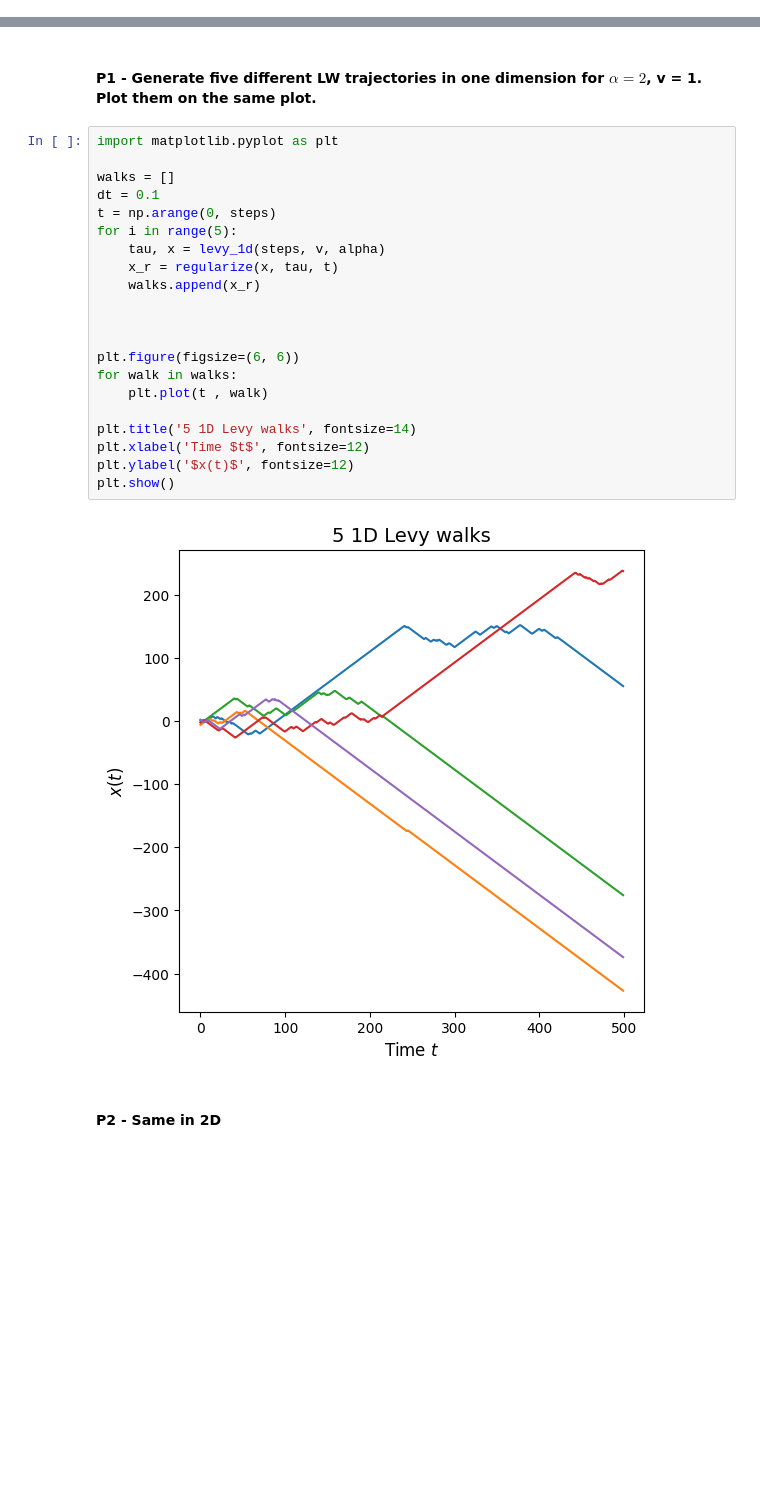
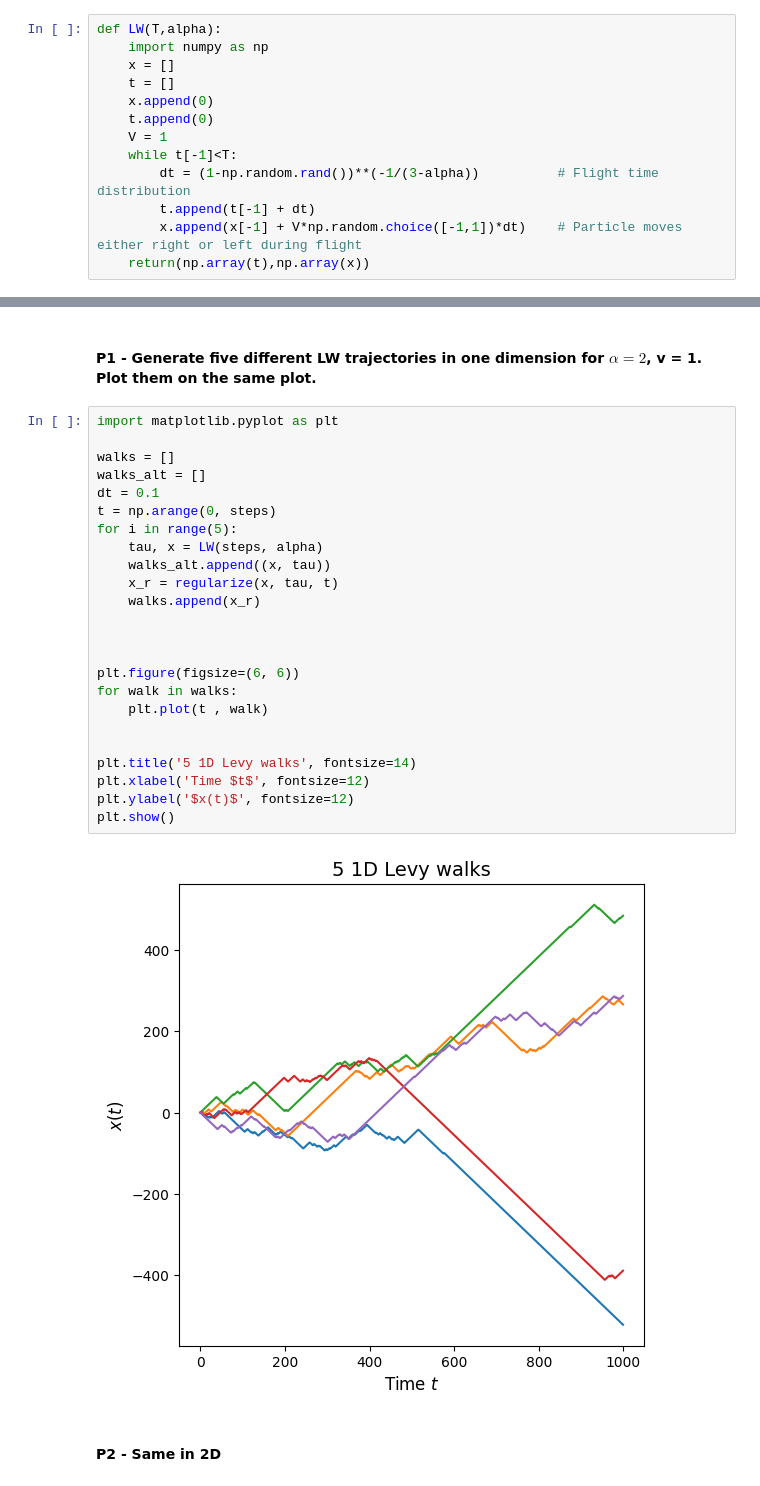
Before and after one commit to Wessias/SOCS, a Jupyter notebook: HW2/homework2.ipynb, the cells around one changed output, grey strips where cells are left out. Cells and saved outputs as stored; diff of their text form; blank space fills up the shorter version.

```diff
--- a/HW2/homework2.ipynb
+++ b/HW2/homework2.ipynb
@@ -204,6 +204,19 @@ def levy_1d(steps, v, alpha):
 
 
     return t, x
+# %%
+def LW(T,alpha):
+    import numpy as np
+    x = []
+    t = []
+    x.append(0)
+    t.append(0)
+    V = 1
+    while t[-1]<T:
+        dt = (1-np.random.rand())**(-1/(3-alpha))          # Flight time distribution
+        t.append(t[-1] + dt)
+        x.append(x[-1] + V*np.random.choice([-1,1])*dt)    # Particle moves either right or left during flight
+    return(np.array(t),np.array(x))
 # %%
 
 def levy_2d(steps, v, alpha):
@@ -258,26 +271,29 @@ def regularize(x_nu, t_nu, t):
 # %%
 import matplotlib.pyplot as plt
 
 walks = []
+walks_alt = []
 dt = 0.1
 t = np.arange(0, steps)
 for i in range(5):
-    tau, x = levy_1d(steps, v, alpha)
+    tau, x = LW(steps, alpha)
+    walks_alt.append((x, tau))
     x_r = regularize(x, tau, t)
     walks.append(x_r)
 
 
 
 plt.figure(figsize=(6, 6))
 for walk in walks:
     plt.plot(t , walk)
 
+
 plt.title('5 1D Levy walks', fontsize=14)
 plt.xlabel('Time $t$', fontsize=12)
 plt.ylabel('$x(t)$', fontsize=12)
 plt.show()
 # %% [output]
-[figure, old version]
+[figure, new version]
 # %% [markdown]
 #### **P2** - Same in 2D
 # %%
```
Also changed, not shown: parts of 5 cells of this notebook, 1 other file.
